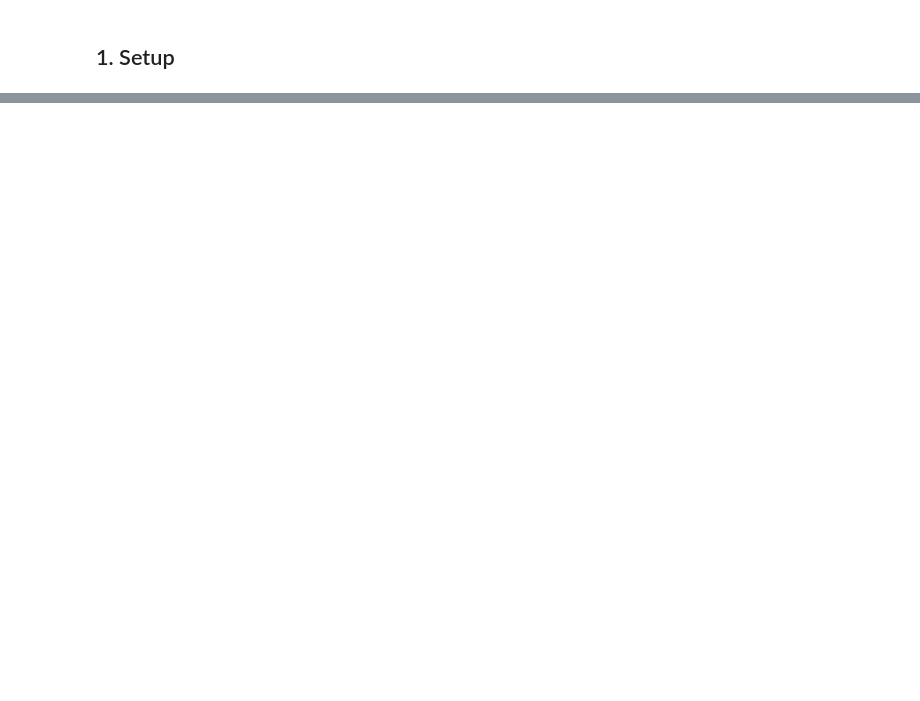
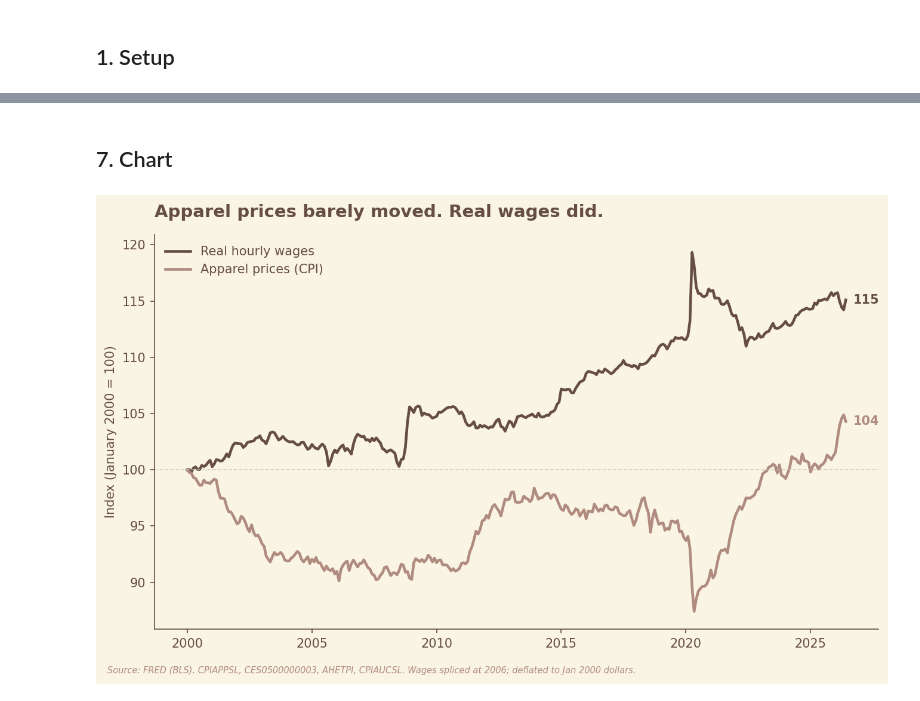
Before and after one commit to juvinciariadi/data-worn-thin.-, a Jupyter notebook: notebooks/issue-01/01_apparel_spending_by_quintile.ipynb, the cells around one changed output, grey strips where cells are left out. Cells and saved outputs as stored; diff of their text form; code cells hidden in the pictures; blank space fills up the shorter version.

```diff
--- a/notebooks/issue-01/01_apparel_spending_by_quintile.ipynb
+++ b/notebooks/issue-01/01_apparel_spending_by_quintile.ipynb
@@ -33,0 +195,17 @@ Raw data: c:\Users\juvin\OneDrive\Desktop\data worn thin\data-worn-thin.-\notebo
+# %%
+apparel = series["apparel_cpi"]
+apparel = apparel.loc["2000-01-01":]
+
+apparel_indexed = apparel / apparel.loc["2000-01-01"] * 100
+real_wages_indexed = df["real_wages"] / df["real_wages"].loc["2000-01-01"] * 100
+
+chart_df = pd.concat([
+    apparel_indexed.rename("apparel_index"),
+    real_wages_indexed.rename("real_wages_index"),
+], axis=1).dropna()
+
+print(f"Chart data: {len(chart_df)} rows, {chart_df.index.min().date()} -> {chart_df.index.max().date()}")
+print()
+print("First and last values (both should start at 100.00):")
+print(chart_df.head(1))
+print(chart_df.tail(1))
@@ -33,0 +242,58 @@ Raw data: c:\Users\juvin\OneDrive\Desktop\data worn thin\data-worn-thin.-\notebo
+# %% [markdown]
+## 7. Chart
+# %%
+fig, ax = plt.subplots(figsize=(9, 5.5), dpi=150)
+fig.patch.set_facecolor(PALETTE["cream"])
+ax.set_facecolor(PALETTE["cream"])
+
+ax.plot(chart_df.index, chart_df["real_wages_index"],
+        color=PALETTE["cocoa"], linewidth=2.2, label="Real hourly wages")
+ax.plot(chart_df.index, chart_df["apparel_index"],
+        color=PALETTE["dusty"], linewidth=2.2, label="Apparel prices (CPI)")
+
+# Reference line at 100
+ax.axhline(100, color=PALETTE["sage"], linewidth=0.8, linestyle="--", alpha=0.7)
+
+# End-of-series annotations
+last_date = chart_df.index[-1]
+ax.annotate(
+    f"{chart_df['real_wages_index'].iloc[-1]:.0f}",
+    xy=(last_date, chart_df["real_wages_index"].iloc[-1]),
+    xytext=(6, 0), textcoords="offset points",
+    color=PALETTE["cocoa"], fontsize=10, fontweight="bold", va="center",
+)
+ax.annotate(
+    f"{chart_df['apparel_index'].iloc[-1]:.0f}",
+    xy=(last_date, chart_df["apparel_index"].iloc[-1]),
+    xytext=(6, 0), textcoords="offset points",
+    color=PALETTE["dusty"], fontsize=10, fontweight="bold", va="center",
+)
+
+ax.set_title(
+    "Apparel prices barely moved. Real wages did.",
+    color=PALETTE["cocoa"], loc="left", pad=14,
+    fontsize=14, fontweight="bold",
+)
+ax.set_ylabel("Index (January 2000 = 100)", color=PALETTE["cocoa"])
+
+ax.xaxis.set_major_locator(mdates.YearLocator(5))
+ax.xaxis.set_major_formatter(mdates.DateFormatter("%Y"))
+
+for spine in ("top", "right"):
+    ax.spines[spine].set_visible(False)
+for spine in ("left", "bottom"):
+    ax.spines[spine].set_color(PALETTE["cocoa"])
+ax.tick_params(colors=PALETTE["cocoa"])
+
+ax.legend(loc="upper left", frameon=False, labelcolor=PALETTE["cocoa"])
+
+fig.text(
+    0.02, 0.02,
+    "Source: FRED (BLS). CPIAPPSL, CES0500000003, AHETPI, CPIAUCSL. Wages spliced at 2006; deflated to Jan 2000 dollars.",
+    fontsize=7, color=PALETTE["dusty"], style="italic",
+)
+
+plt.tight_layout(rect=[0, 0.04, 1, 1])
+plt.show()
+# %% [output]
+[figure, added]
```
Also changed, not shown: parts of 19 cells of this notebook, 1 other file.
